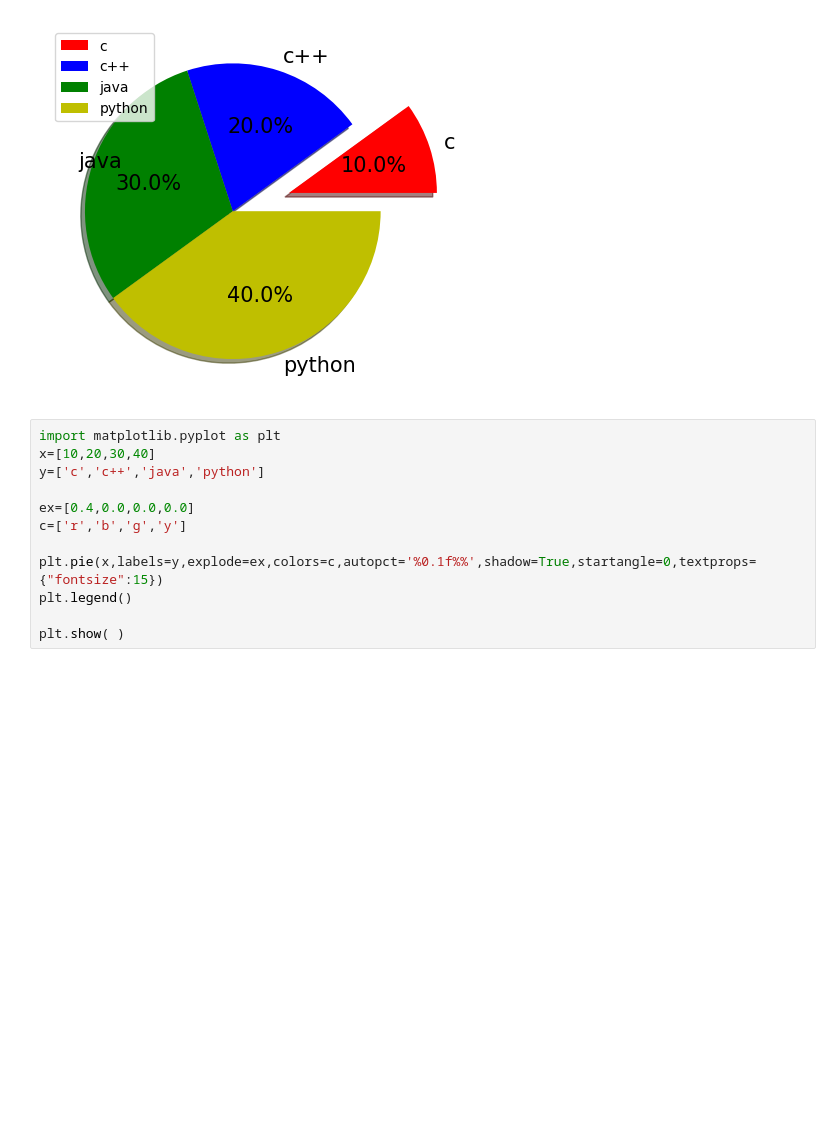
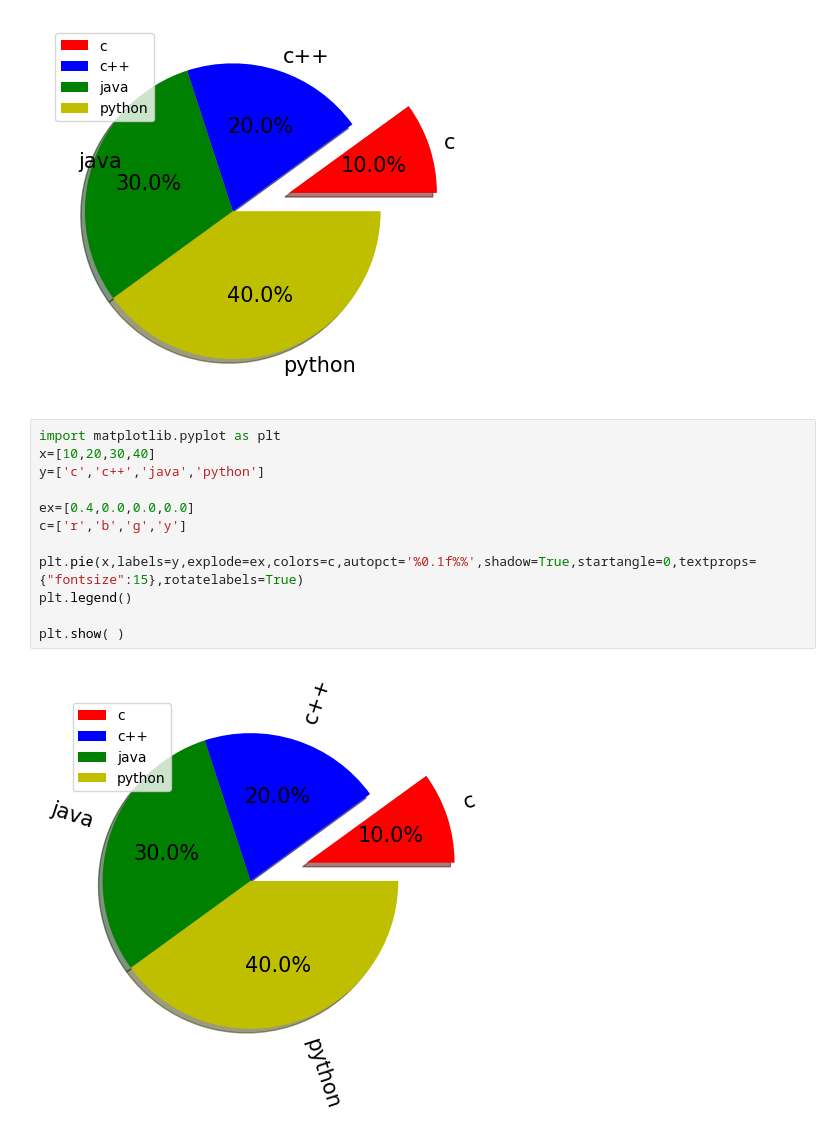
Before and after one commit to RBH2004/matplotlib, a Jupyter notebook: fifth.ipynb, the cells around one changed output. Cells and saved outputs as stored; diff of their text form; blank space fills up the shorter version.

```diff
--- a/fifth.ipynb
+++ b/fifth.ipynb
@@ -171,12 +171,14 @@ plt.show( )
 # %%
 import matplotlib.pyplot as plt
 x=[10,20,30,40]
 y=['c','c++','java','python']
 
 ex=[0.4,0.0,0.0,0.0]
 c=['r','b','g','y']
 
-plt.pie(x,labels=y,explode=ex,colors=c,autopct='%0.1f%%',shadow=True,startangle=0,textprops={"fontsize":15})
+plt.pie(x,labels=y,explode=ex,colors=c,autopct='%0.1f%%',shadow=True,startangle=0,textprops={"fontsize":15},rotatelabels=True)
 plt.legend()
 
 plt.show( )
+# %% [output]
+[figure, added]
```
Also changed, not shown: parts of 4 cells of this notebook, 1 other file.
